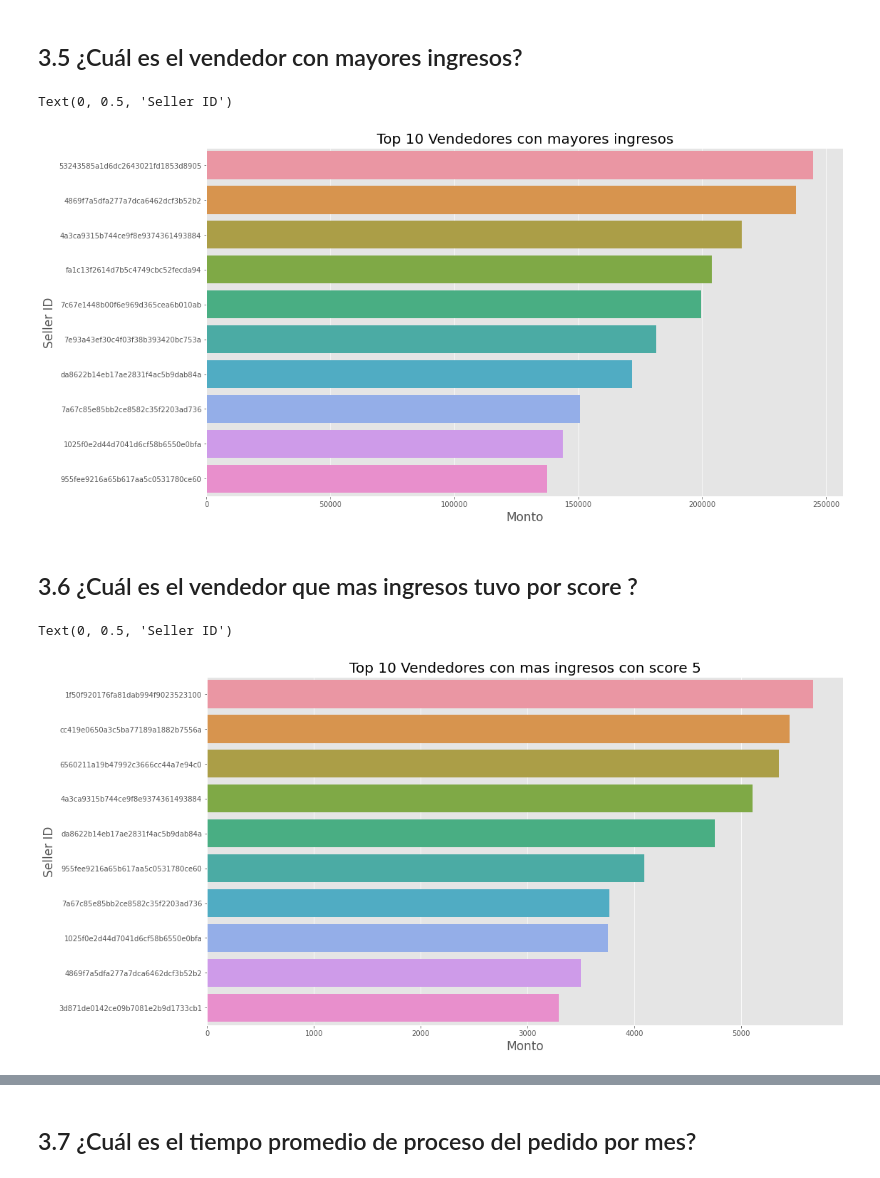
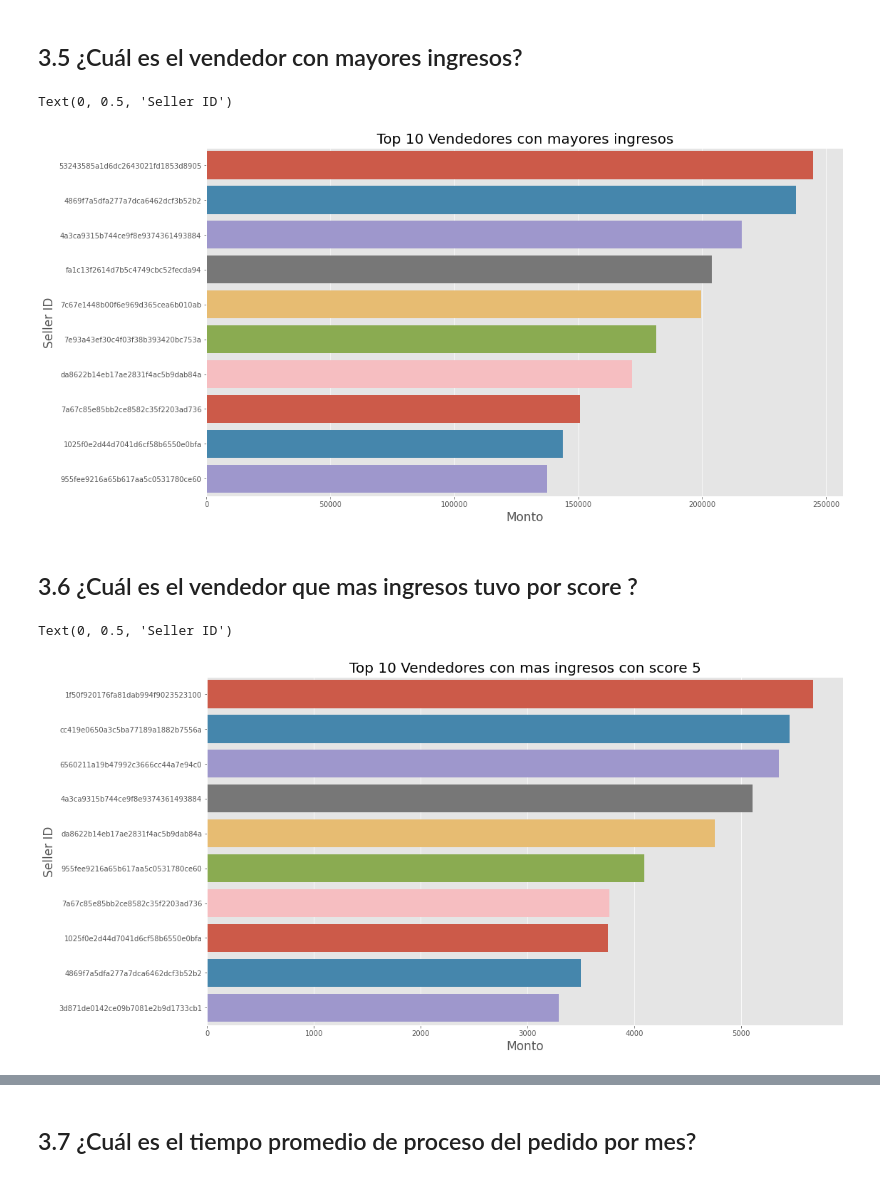
Before and after one commit to alaain04/maestria-sistemas-dm, a Jupyter notebook: notebook.ipynb, the cells around one changed output, grey strips where cells are left out. Saved outputs shown, nothing was run; the diff lists cells and outputs as text; code cells hidden in the pictures.

```diff
--- a/notebook.ipynb
+++ b/notebook.ipynb
@@ -301,9 +301,9 @@ all_data['order_process_time'].mean()
 # %% [output]
 Timedelta('12 days 10:27:13.057325435')
 # %%
-# Creamos una columna Month_order para la exploración de datos
-all_data['Month_order'] = all_data['order_purchase_timestamp'].dt.to_period('M').astype('str')
-all_data[['Month_order','order_purchase_timestamp']].head()
+# Creamos una columna month_order para la exploración de datos
+all_data['month_order'] = all_data['order_purchase_timestamp'].dt.to_period('M').astype('str')
+all_data[['month_order','order_purchase_timestamp']].head()
 
 # Nos quedamos con las columnas que van desde 01-2017 hasta 08-2018
 # Porque hay datos que están fuera de balance con el promedio de cada mes en los datos antes del 01-2017
@@ -421,27 +421,27 @@ top_10_seller_order = all_data['price'].groupby(all_data['seller_id']).sum().sor
 
 # Visualización
 fig=plt.figure(figsize=(16,9))
-sns.barplot(y=top_10_seller_order.index,x=top_10_seller_order.values)
+sns.barplot(y=top_10_seller_order.index,x=top_10_seller_order.values,palette=sns.color_palette())
 plt.title('Top 10 Vendedores con mayores ingresos',fontsize=20)
 plt.xlabel('Monto',fontsize=17)
 plt.ylabel('Seller ID',fontsize=17)
 # %% [output]
 Text(0, 0.5, 'Seller ID')
-[figure, old version]
+[figure, new version]
 # %% [markdown]
 ## 3.6 ¿Cuál es el vendedor que mas ingresos tuvo por score ?
 # %%
 top_10_seller_order = all_data[all_data['review_score'] == 5].groupby(all_data['seller_id']).sum().sort_values(by=['review_score'],ascending=False)[:10]
 
 # Visualizacion
 fig=plt.figure(figsize=(16,9))
-sns.barplot(y=top_10_seller_order.index,x=top_10_seller_order.review_score)
+sns.barplot(y=top_10_seller_order.index,x=top_10_seller_order.review_score,palette=sns.color_palette())
 plt.title('Top 10 Vendedores con mas ingresos con score 5',fontsize=20)
 plt.xlabel('Monto',fontsize=17)
 plt.ylabel('Seller ID',fontsize=17)
 # %% [output]
 Text(0, 0.5, 'Seller ID')
-[figure, old version]
+[figure, new version]
 # %%
 top_10_seller_order = all_data[all_data['review_score'] == 4].groupby(all_data['seller_id']).sum().sort_values(by=['review_score'],ascending=False)[:10]
 
```
Also changed, not shown: parts of 36 cells of this notebook.
